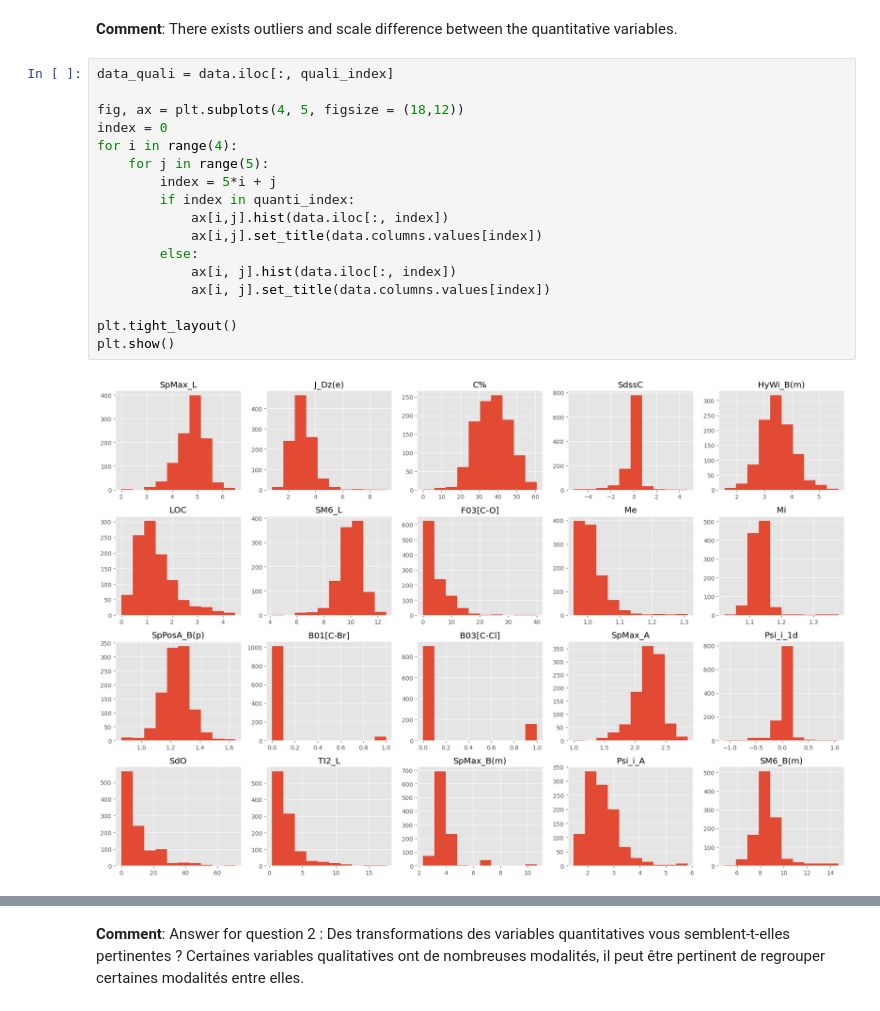
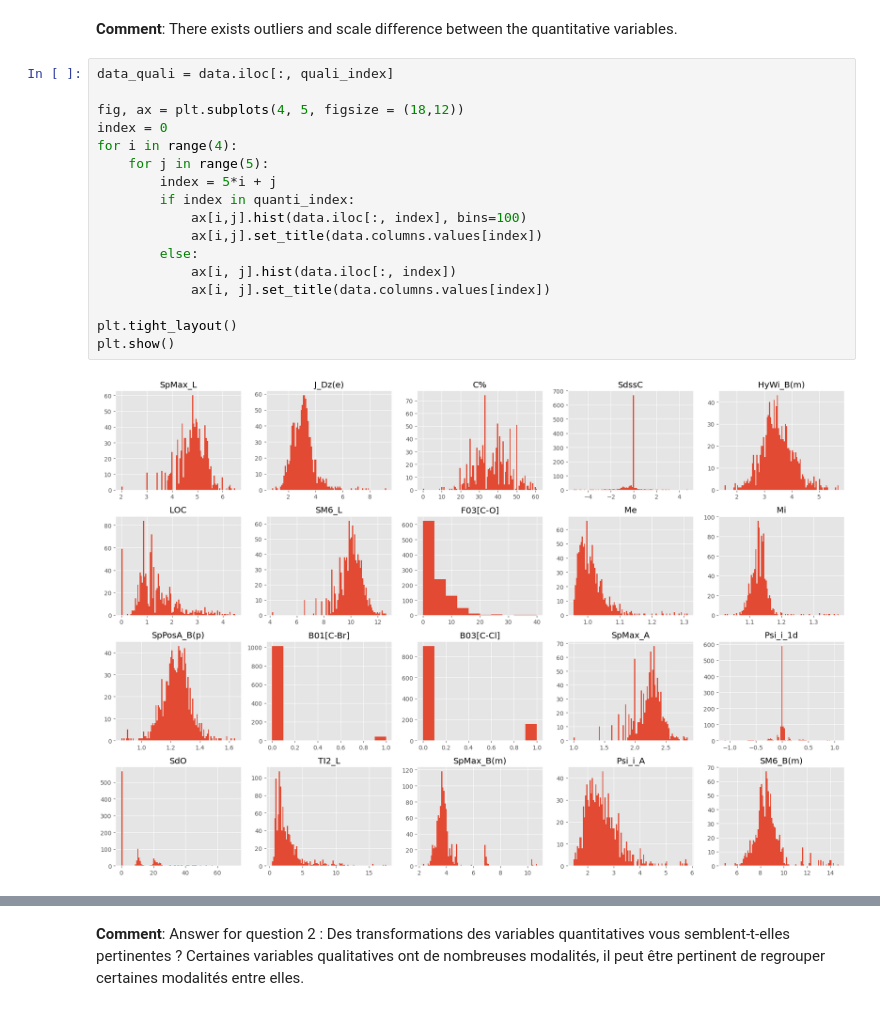
Before and after one commit to tmt1611/4GMM_ProjetML, a Jupyter notebook: MachineLearning_Python.ipynb, the cells around one changed output, grey strips where cells are left out. Saved outputs shown, nothing was run; the diff lists cells and outputs as text.

```diff
--- a/MachineLearning_Python.ipynb
+++ b/MachineLearning_Python.ipynb
@@ -142,19 +122,19 @@ plt.show()
 # %%
 data_quali = data.iloc[:, quali_index]
 
 fig, ax = plt.subplots(4, 5, figsize = (18,12))
 index = 0
 for i in range(4):
     for j in range(5):
         index = 5*i + j
         if index in quanti_index:
-            ax[i,j].hist(data.iloc[:, index])
+            ax[i,j].hist(data.iloc[:, index], bins=100)
             ax[i,j].set_title(data.columns.values[index])
         else:
             ax[i, j].hist(data.iloc[:, index])
             ax[i, j].set_title(data.columns.values[index])
 
 plt.tight_layout()
 plt.show()
 # %% [output]
-[figure, old version]
+[figure, new version]
```
Also changed, not shown: parts of 61 cells of this notebook.
